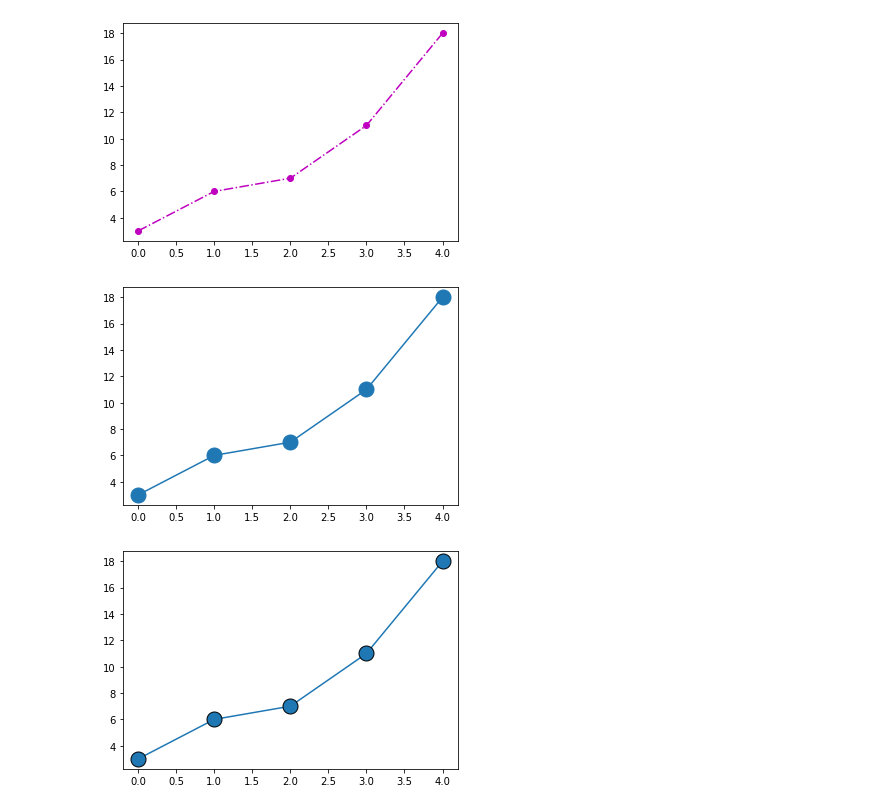
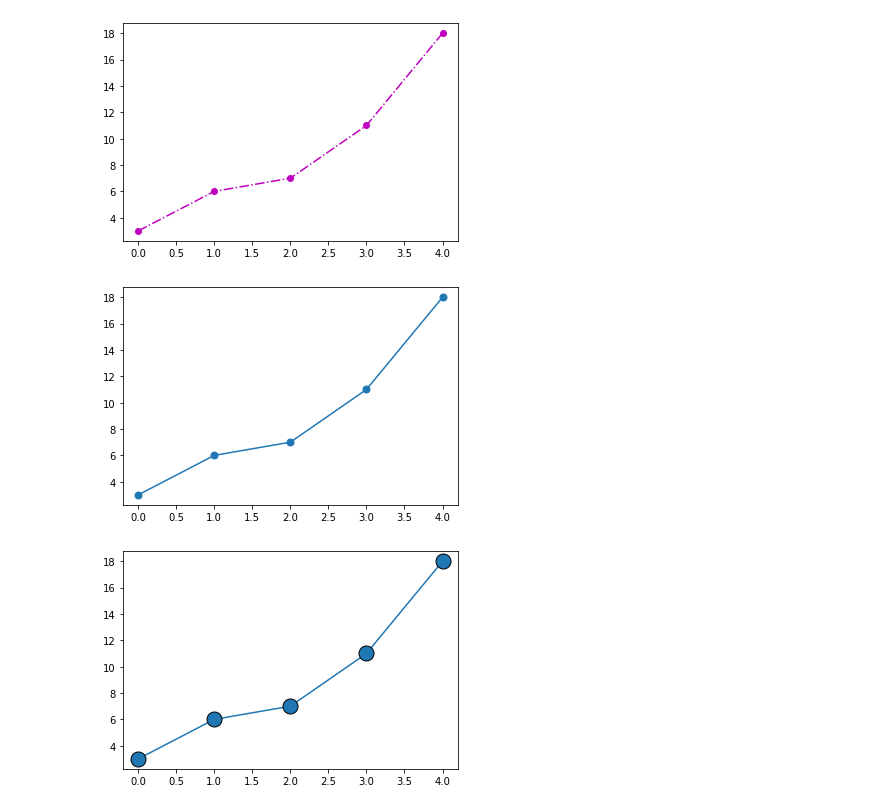
Before and after one commit to Oluwadara-Adepoju/Python_Tutorials, a Jupyter notebook: Matplolib/Introduction.ipynb, the cells around one changed output. Drawn from its saved outputs; the diff is of its cells as text; code cells hidden in the pictures.

```diff
--- a/Matplolib/Introduction.ipynb
+++ b/Matplolib/Introduction.ipynb
@@ -167,10 +194,10 @@ plt.show()
 [figure]
 # %%
 ## Marker Size
-plt.plot(ypoints, marker='o', ms =15)
+plt.plot(ypoints, marker='o', ms =7)
 plt.show()
 # %% [output]
-[figure, old version]
+[figure, new version]
 # %%
 # Marker color can also be change
 plt.plot(ypoints, marker='o', ms =15, mec='k')# for marker edge color use mec parameter
```
Also changed, not shown: parts of 7 cells of this notebook.
